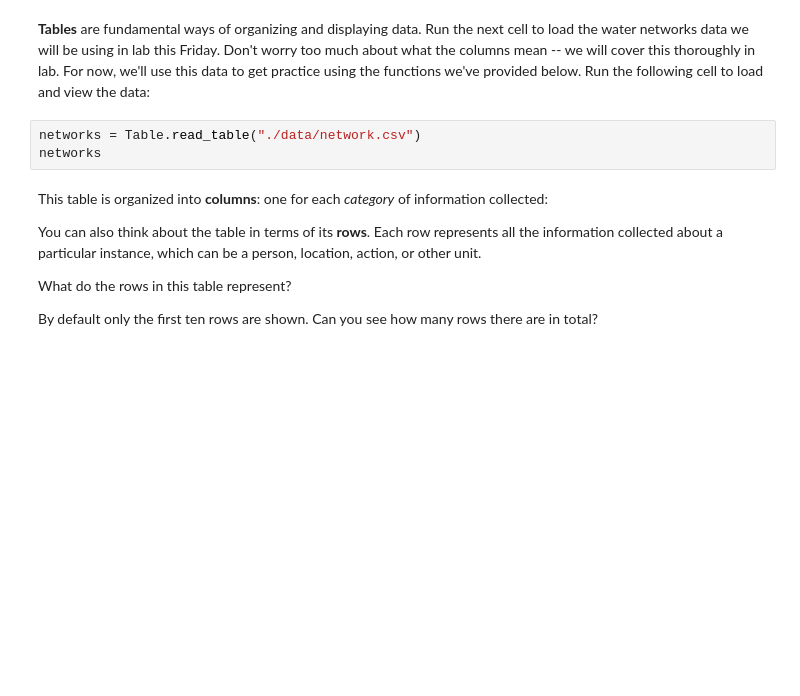
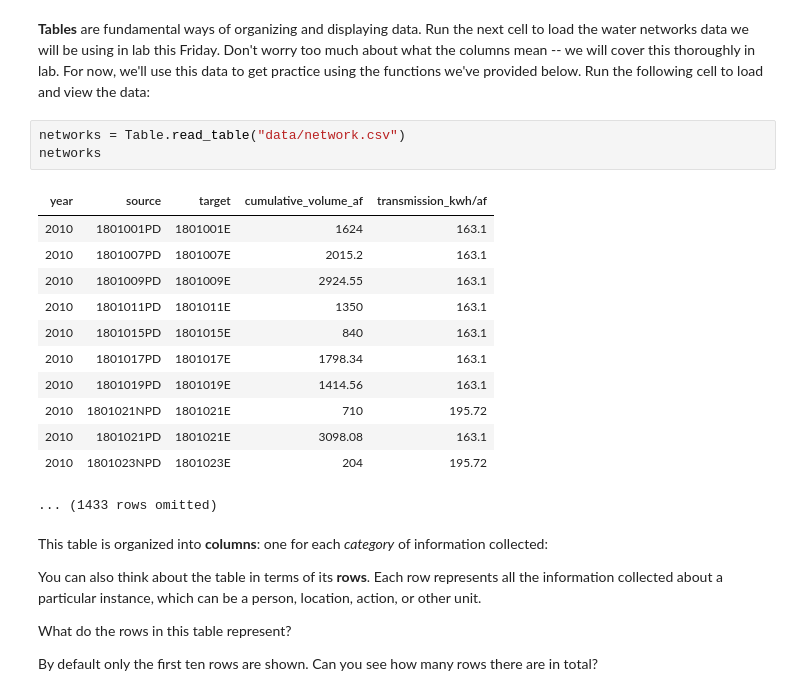
Before and after one commit to ds-modules/CE-110, a Jupyter notebook: network/Introduction.ipynb, the cells around one changed output. Drawn from its saved outputs; the diff is of its cells as text; blank space fills up the shorter version.

```diff
--- a/network/Introduction.ipynb
+++ b/network/Introduction.ipynb
@@ -285,8 +293,21 @@ The last section covered four basic concepts of python: data, expressions, names
 # %% [markdown]
 **Tables** are fundamental ways of organizing and displaying data. Run the next cell to load the water networks data we will be using in lab this Friday. Don't worry too much about what the columns mean -- we will cover this thoroughly in lab. For now, we'll use this data to get practice using the functions we've provided below. Run the following cell to load and view the data:
 # %%
-networks = Table.read_table("./data/network.csv")
+networks = Table.read_table("data/network.csv")
 networks
+# %% [output]
+| year | source | target | cumulative_volume_af | transmission_kwh/af |
+| 2010 | 1801001PD | 1801001E | 1624 | 163.1 |
+| 2010 | 1801007PD | 1801007E | 2015.2 | 163.1 |
+| 2010 | 1801009PD | 1801009E | 2924.55 | 163.1 |
+| 2010 | 1801011PD | 1801011E | 1350 | 163.1 |
+| 2010 | 1801015PD | 1801015E | 840 | 163.1 |
+| 2010 | 1801017PD | 1801017E | 1798.34 | 163.1 |
+| 2010 | 1801019PD | 1801019E | 1414.56 | 163.1 |
+| 2010 | 1801021NPD | 1801021E | 710 | 195.72 |
+| 2010 | 1801021PD | 1801021E | 3098.08 | 163.1 |
+| 2010 | 1801023NPD | 1801023E | 204 | 195.72 |
+... (1433 rows omitted)
 # %% [markdown]
 This table is organized into **columns**: one for each *category* of information collected:
 
```
Also changed, not shown: parts of 19 cells of this notebook, 4 other files.
